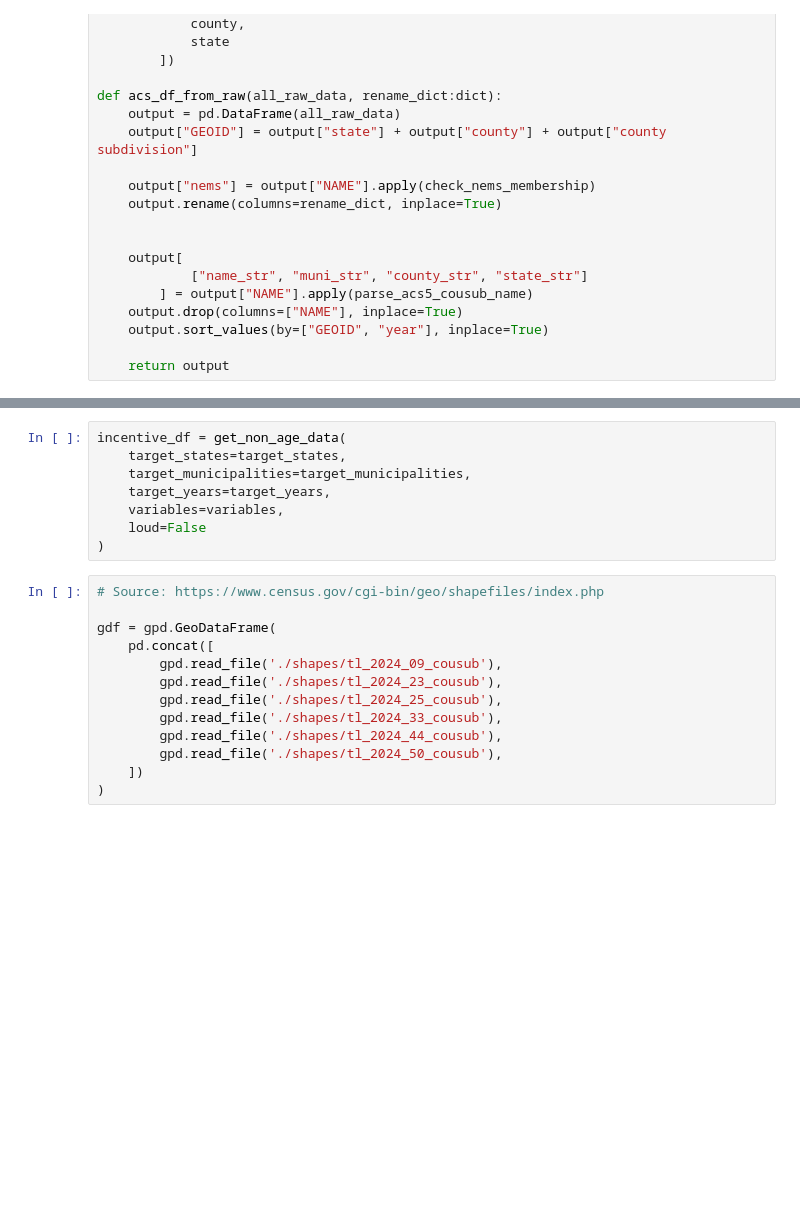
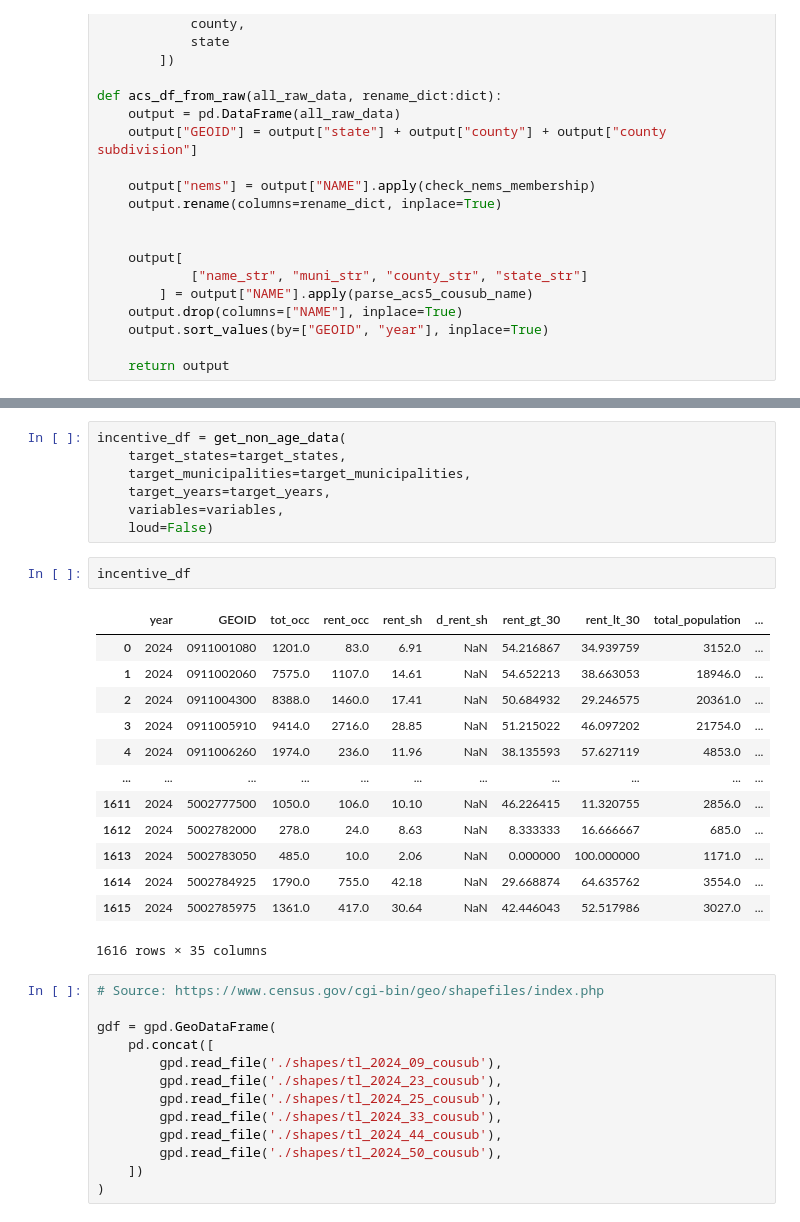
Before and after one commit to calebkennedyhill/nems_data, a Jupyter notebook: pipeline.ipynb, the cells around one changed output, grey strips where cells are left out. Saved outputs shown, nothing was run; the diff lists cells and outputs as text; blank space fills up the shorter version.

```diff
--- a/pipeline.ipynb
+++ b/pipeline.ipynb
@@ -510,8 +517,23 @@ incentive_df = get_non_age_data(
     target_municipalities=target_municipalities,
     target_years=target_years,
     variables=variables,
-    loud=False
-)
+    loud=False)
+# %%
+incentive_df
+# %% [output]
+|  | year | GEOID | tot_occ | rent_occ | rent_sh | d_rent_sh | rent_gt_30 | rent_lt_30 | total_population | ... |
+| 0 | 2024 | 0911001080 | 1201.0 | 83.0 | 6.91 | NaN | 54.216867 | 34.939759 | 3152.0 | ... |
+| 1 | 2024 | 0911002060 | 7575.0 | 1107.0 | 14.61 | NaN | 54.652213 | 38.663053 | 18946.0 | ... |
+| 2 | 2024 | 0911004300 | 8388.0 | 1460.0 | 17.41 | NaN | 50.684932 | 29.246575 | 20361.0 | ... |
+| 3 | 2024 | 0911005910 | 9414.0 | 2716.0 | 28.85 | NaN | 51.215022 | 46.097202 | 21754.0 | ... |
+| 4 | 2024 | 0911006260 | 1974.0 | 236.0 | 11.96 | NaN | 38.135593 | 57.627119 | 4853.0 | ... |
+| ... | ... | ... | ... | ... | ... | ... | ... | ... | ... | ... |
+| 1611 | 2024 | 5002777500 | 1050.0 | 106.0 | 10.10 | NaN | 46.226415 | 11.320755 | 2856.0 | ... |
+| 1612 | 2024 | 5002782000 | 278.0 | 24.0 | 8.63 | NaN | 8.333333 | 16.666667 | 685.0 | ... |
+| 1613 | 2024 | 5002783050 | 485.0 | 10.0 | 2.06 | NaN | 0.000000 | 100.000000 | 1171.0 | ... |
+| 1614 | 2024 | 5002784925 | 1790.0 | 755.0 | 42.18 | NaN | 29.668874 | 64.635762 | 3554.0 | ... |
+| 1615 | 2024 | 5002785975 | 1361.0 | 417.0 | 30.64 | NaN | 42.446043 | 52.517986 | 3027.0 | ... |
+1616 rows × 35 columns
 # %%
 # Source: https://www.census.gov/cgi-bin/geo/shapefiles/index.php
 
```
Also changed, not shown: parts of 3 cells of this notebook, 1 other file.
